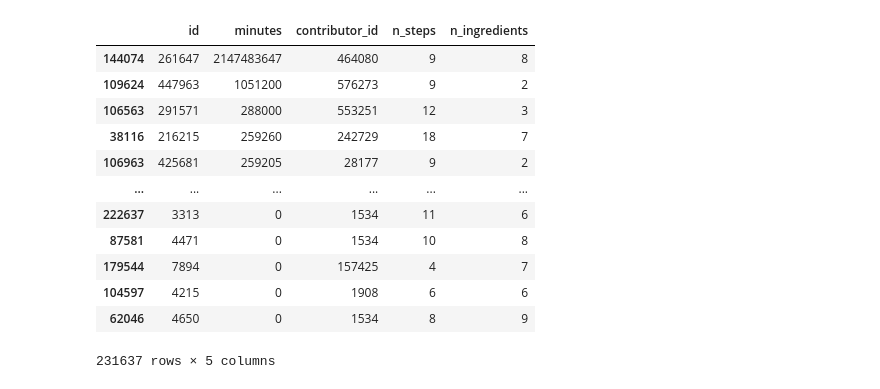
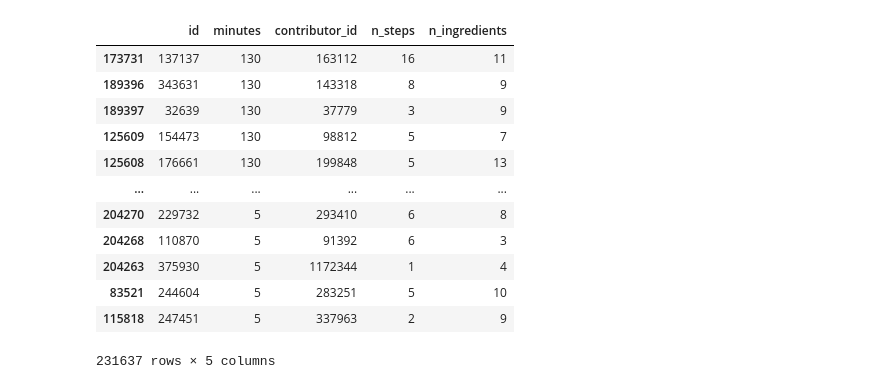
Before and after one commit to Nanouna/recettes-et-sentiments, a Jupyter notebook: eda_notebooks/Théo.ipynb, the cells around one changed output. Drawn from its saved outputs; the diff is of its cells as text; code cells hidden in the pictures.

Commit message:
added numeric_preproc function with RS on clories stuff

```diff
--- a/eda_notebooks/Théo.ipynb
+++ b/eda_notebooks/Théo.ipynb
@@ -7,3 +17,0 @@ import matplotlib.pyplot as plt
-# %%
-data_reviews = pd.read_csv('../../data/RAW_interactions.csv')
-data_recipes = pd.read_csv('../../data/RAW_recipes.csv')
@@ -162,16 +38,17 @@ dtype: int64
 # %%
+data_recipes_numeric['minutes'] = data_recipes_numeric['minutes'].clip(lower =5 ,upper=130)
 data_recipes_numeric.sort_values('minutes', ascending=False)
 # %% [output]
 |  | id | minutes | contributor_id | n_steps | n_ingredients |
-| 144074 | 261647 | 2147483647 | 464080 | 9 | 8 |
-| 109624 | 447963 | 1051200 | 576273 | 9 | 2 |
-| 106563 | 291571 | 288000 | 553251 | 12 | 3 |
-| 38116 | 216215 | 259260 | 242729 | 18 | 7 |
-| 106963 | 425681 | 259205 | 28177 | 9 | 2 |
+| 173731 | 137137 | 130 | 163112 | 16 | 11 |
+| 189396 | 343631 | 130 | 143318 | 8 | 9 |
+| 189397 | 32639 | 130 | 37779 | 3 | 9 |
+| 125609 | 154473 | 130 | 98812 | 5 | 7 |
+| 125608 | 176661 | 130 | 199848 | 5 | 13 |
 | ... | ... | ... | ... | ... | ... |
-| 222637 | 3313 | 0 | 1534 | 11 | 6 |
-| 87581 | 4471 | 0 | 1534 | 10 | 8 |
-| 179544 | 7894 | 0 | 157425 | 4 | 7 |
-| 104597 | 4215 | 0 | 1908 | 6 | 6 |
-| 62046 | 4650 | 0 | 1534 | 8 | 9 |
+| 204270 | 229732 | 5 | 293410 | 6 | 8 |
+| 204268 | 110870 | 5 | 91392 | 6 | 3 |
+| 204263 | 375930 | 5 | 1172344 | 1 | 4 |
+| 83521 | 244604 | 5 | 283251 | 5 | 10 |
+| 115818 | 247451 | 5 | 337963 | 2 | 9 |
 231637 rows × 5 columns
```
Also changed, not shown: parts of 29 cells of this notebook.
